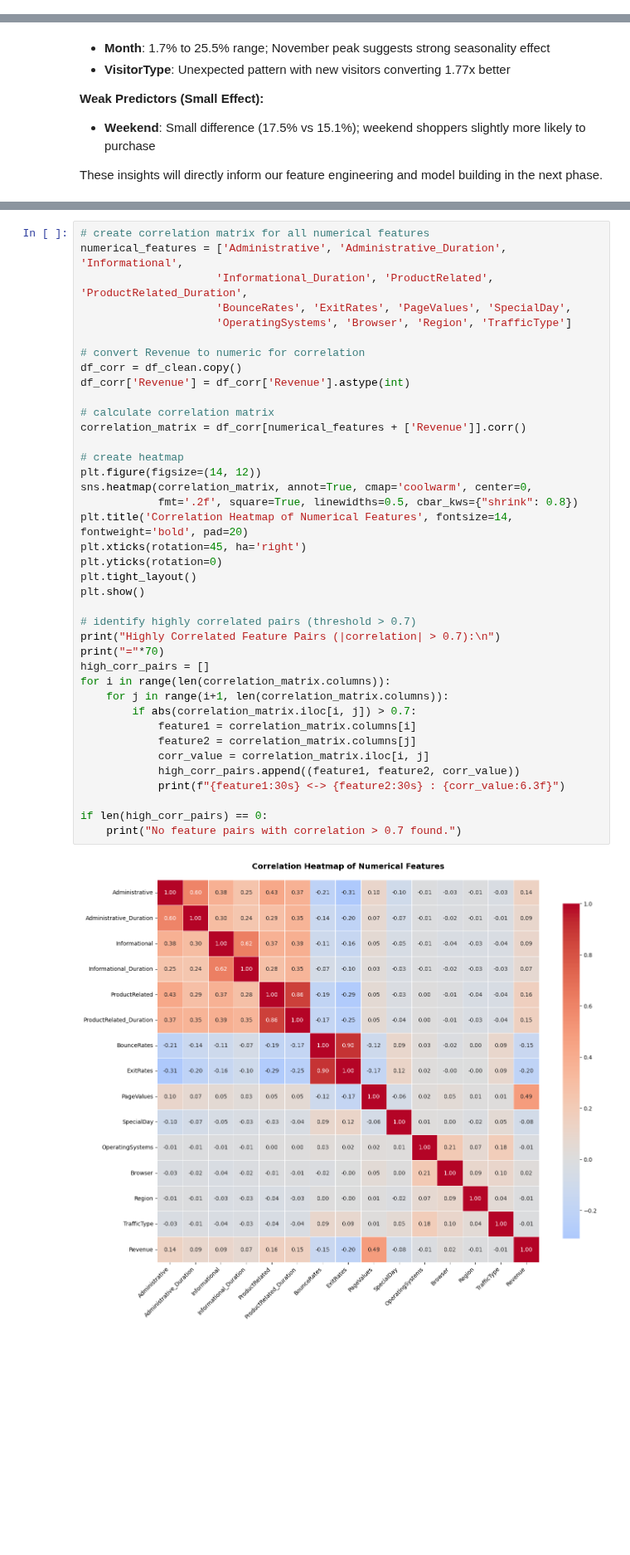
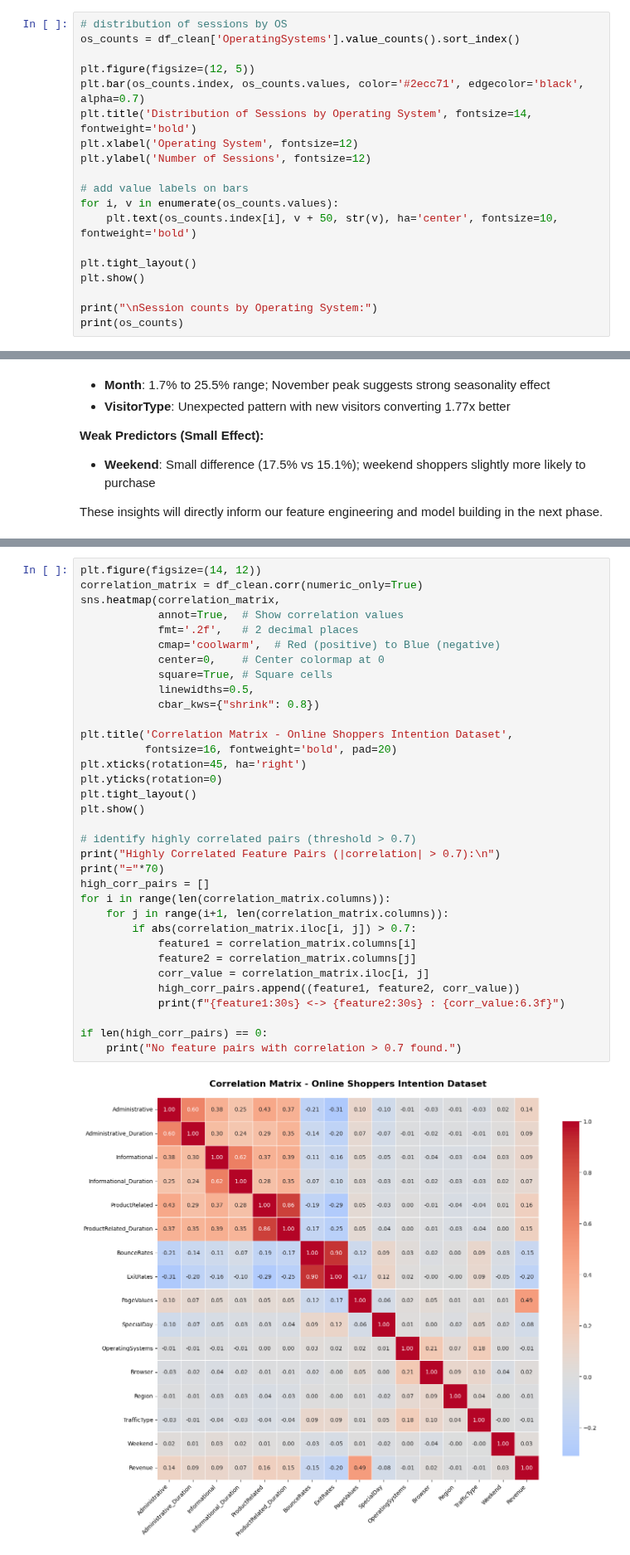
Before and after one commit to JackyDo2005/A3_PDS_RMIT, a Jupyter notebook: Assignment3.ipynb, the cells around one changed output, grey strips where cells are left out. Shown at 83% size. Saved outputs shown, nothing was run; the diff lists cells and outputs as text; blank space fills up the shorter version.

Commit message:
done refactoring code, add plot

```diff
--- a/Assignment3.ipynb
+++ b/Assignment3.ipynb
@@ -662,0 +855,19 @@ Sessions are heavily concentrated in May (3,329 sessions) and November (2,982 se
+# %%
+# distribution of sessions by OS
+os_counts = df_clean['OperatingSystems'].value_counts().sort_index()
+
+plt.figure(figsize=(12, 5))
+plt.bar(os_counts.index, os_counts.values, color='#2ecc71', edgecolor='black', alpha=0.7)
+plt.title('Distribution of Sessions by Operating System', fontsize=14, fontweight='bold')
+plt.xlabel('Operating System', fontsize=12)
+plt.ylabel('Number of Sessions', fontsize=12)
+
+# add value labels on bars
+for i, v in enumerate(os_counts.values):
+    plt.text(os_counts.index[i], v + 50, str(v), ha='center', fontsize=10, fontweight='bold')
+
+plt.tight_layout()
+plt.show()
+
+print("\nSession counts by Operating System:")
+print(os_counts)
@@ -1281,46 +1473,41 @@ Correlation analysis helps us understand relationships between numerical feature
 
 We examine correlations between all numerical features to identify redundant features (high correlation indicates similar information) and understand feature relationships.
 # %%
-# create correlation matrix for all numerical features
-numerical_features = ['Administrative', 'Administrative_Duration', 'Informational',
-                     'Informational_Duration', 'ProductRelated', 'ProductRelated_Duration',
-                     'BounceRates', 'ExitRates', 'PageValues', 'SpecialDay',
-                     'OperatingSystems', 'Browser', 'Region', 'TrafficType']
+plt.figure(figsize=(14, 12))
+correlation_matrix = df_clean.corr(numeric_only=True)
+sns.heatmap(correlation_matrix,
+            annot=True,  # Show correlation values
+            fmt='.2f',   # 2 decimal places
+            cmap='coolwarm',  # Red (positive) to Blue (negative)
+            center=0,    # Center colormap at 0
+            square=True, # Square cells
+            linewidths=0.5,
+            cbar_kws={"shrink": 0.8})
 
-# convert Revenue to numeric for correlation
-df_corr = df_clean.copy()
-df_corr['Revenue'] = df_corr['Revenue'].astype(int)
-
-# calculate correlation matrix
-correlation_matrix = df_corr[numerical_features + ['Revenue']].corr()
-
-# create heatmap
-plt.figure(figsize=(14, 12))
-sns.heatmap(correlation_matrix, annot=True, cmap='coolwarm', center=0,
-            fmt='.2f', square=True, linewidths=0.5, cbar_kws={"shrink": 0.8})
-plt.title('Correlation Heatmap of Numerical Features', fontsize=14, fontweight='bold', pad=20)
+plt.title('Correlation Matrix - Online Shoppers Intention Dataset',
+          fontsize=16, fontweight='bold', pad=20)
 plt.xticks(rotation=45, ha='right')
 plt.yticks(rotation=0)
 plt.tight_layout()
 plt.show()
 
 # identify highly correlated pairs (threshold > 0.7)
 print("Highly Correlated Feature Pairs (|correlation| > 0.7):\n")
 print("="*70)
 high_corr_pairs = []
 for i in range(len(correlation_matrix.columns)):
     for j in range(i+1, len(correlation_matrix.columns)):
         if abs(correlation_matrix.iloc[i, j]) > 0.7:
             feature1 = correlation_matrix.columns[i]
             feature2 = correlation_matrix.columns[j]
             corr_value = correlation_matrix.iloc[i, j]
             high_corr_pairs.append((feature1, feature2, corr_value))
             print(f"{feature1:30s} <-> {feature2:30s} : {corr_value:6.3f}")
 
 if len(high_corr_pairs) == 0:
     print("No feature pairs with correlation > 0.7 found.")
 # %% [output]
-[figure, old version]
+[figure, new version]
 Highly Correlated Feature Pairs (|correlation| > 0.7):
 
 ======================================================================
```
Also changed, not shown: parts of 94 cells of this notebook, 1 other file.
